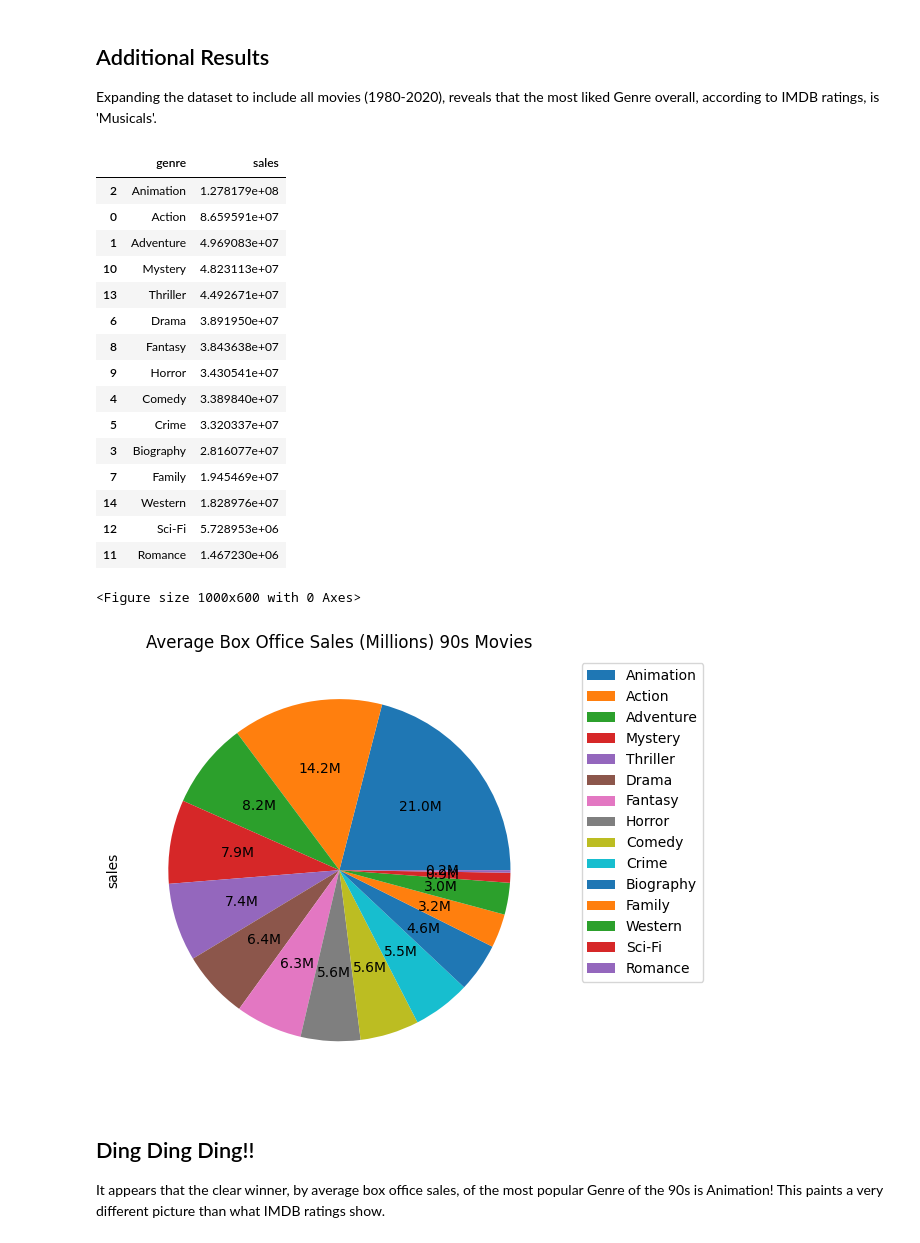
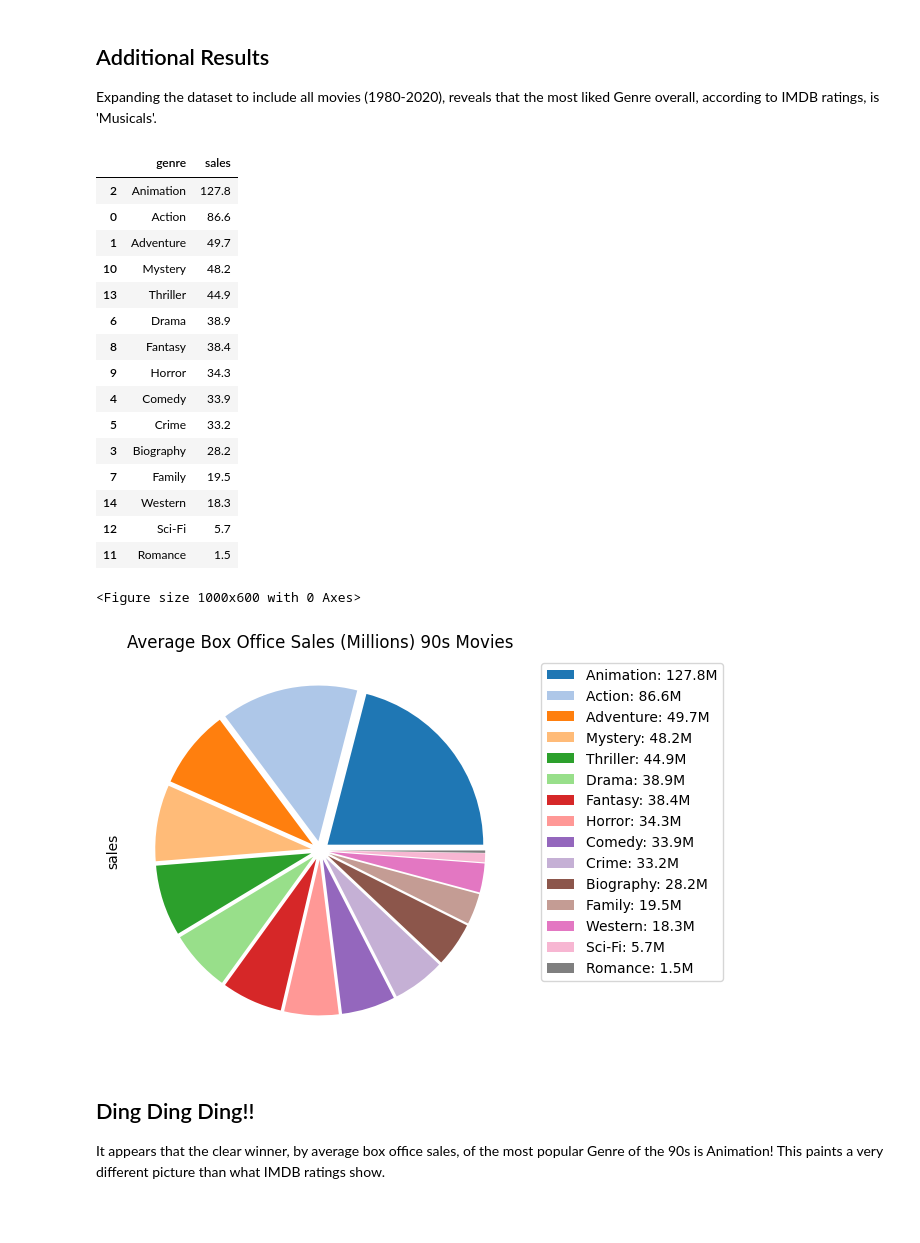
Before and after one commit to curtiscoleman/90s-Movies, a Jupyter notebook: Project.ipynb, the cells around one changed output. Cells and saved outputs as stored; diff of their text form; code cells hidden in the pictures; blank space fills up the shorter version.

Commit message:
removed labels from pie chart, added values in legend for cleaner look

```diff
--- a/Project.ipynb
+++ b/Project.ipynb
@@ -224,39 +224,42 @@ Expanding the dataset to include all movies (1980-2020), reveals that the most l
 genre_mean_sales_90s = movies_90s_df.groupby('genre')['gross'].mean()
 genre_mean_sales_90s_df = genre_mean_sales_90s.to_frame().reset_index()
 genre_mean_sales_90s_df.columns = ['genre', 'sales']
+genre_mean_sales_90s_df['sales'] = (genre_mean_sales_90s_df['sales']/1_000_000).round(1)
 genre_mean_sales_90s_df = genre_mean_sales_90s_df.sort_values(by='sales', ascending=False)
 
 genre_mean_sales_90s_df
 # %% [output]
 |  | genre | sales |
-| 2 | Animation | 1.278179e+08 |
-| 0 | Action | 8.659591e+07 |
-| 1 | Adventure | 4.969083e+07 |
-| 10 | Mystery | 4.823113e+07 |
-| 13 | Thriller | 4.492671e+07 |
-| 6 | Drama | 3.891950e+07 |
-| 8 | Fantasy | 3.843638e+07 |
-| 9 | Horror | 3.430541e+07 |
-| 4 | Comedy | 3.389840e+07 |
-| 5 | Crime | 3.320337e+07 |
-| 3 | Biography | 2.816077e+07 |
-| 7 | Family | 1.945469e+07 |
-| 14 | Western | 1.828976e+07 |
-| 12 | Sci-Fi | 5.728953e+06 |
-| 11 | Romance | 1.467230e+06 |
+| 2 | Animation | 127.8 |
+| 0 | Action | 86.6 |
+| 1 | Adventure | 49.7 |
+| 10 | Mystery | 48.2 |
+| 13 | Thriller | 44.9 |
+| 6 | Drama | 38.9 |
+| 8 | Fantasy | 38.4 |
+| 9 | Horror | 34.3 |
+| 4 | Comedy | 33.9 |
+| 5 | Crime | 33.2 |
+| 3 | Biography | 28.2 |
+| 7 | Family | 19.5 |
+| 14 | Western | 18.3 |
+| 12 | Sci-Fi | 5.7 |
+| 11 | Romance | 1.5 |
 # %%
 import matplotlib.pyplot as plt
 
+cmap = plt.get_cmap('tab20')
 plt.figure(figsize=(10, 6))
-plot = genre_mean_sales_90s_df.plot(kind="pie", title="Average Box Office Sales (Millions) 90s Movies", y='sales', labels=None, autopct='%1.1fM')
-plt.legend(loc='best', fontsize=10, bbox_to_anchor=(1.05, 1), labels=genre_mean_sales_90s_df['genre'])
+plot = genre_mean_sales_90s_df.plot(kind="pie", title="Average Box Office Sales (Millions) 90s Movies", y='sales', labels=None, fontsize=8, explode=[0.06] * len(genre_mean_sales_90s_df), colors=cmap(range(len(genre_mean_sales_90s_df))))
+labels = [f"{genre}: {sales}M" for genre, sales in zip(genre_mean_sales_90s_df['genre'], genre_mean_sales_90s_df['sales'])]
+plt.legend(loc='best', fontsize=10, bbox_to_anchor=(1.05, 1), labels=labels)
 
-plt.subplots_adjust(left=0.1, right=0.9)
+plt.subplots_adjust(left=0.5, right=0.9)
 
 plt.tight_layout()
 # %% [output]
 <Figure size 1000x600 with 0 Axes>
-[figure, old version]
+[figure, new version]
 # %% [markdown]
 ## Ding Ding Ding!!
 It appears that the clear winner, by average box office sales, of the most popular Genre of the 90s is Animation! This paints a very different picture than what IMDB ratings show.
```
Also changed, not shown: parts of 2 cells of this notebook.
